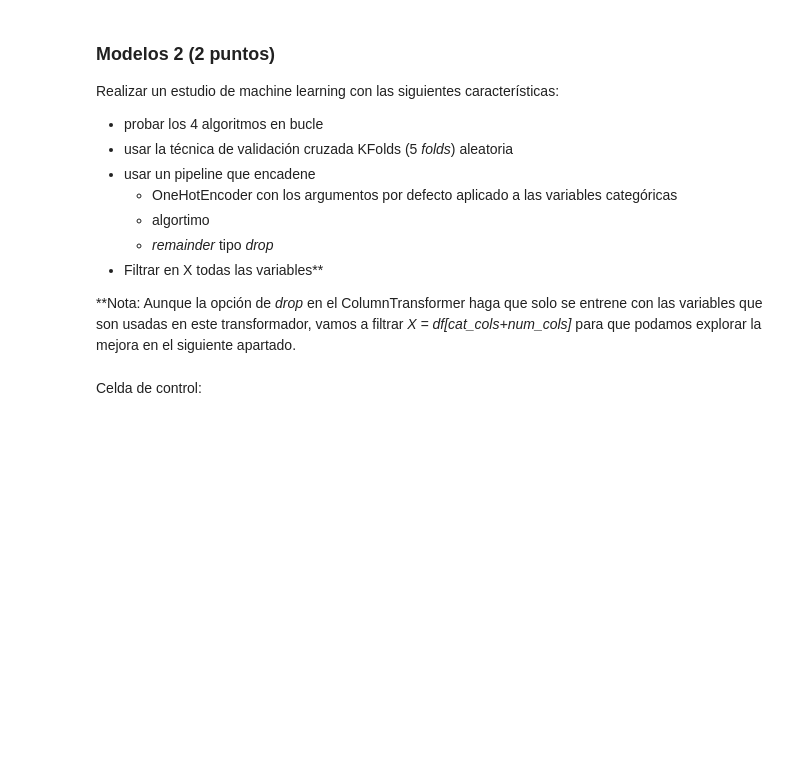
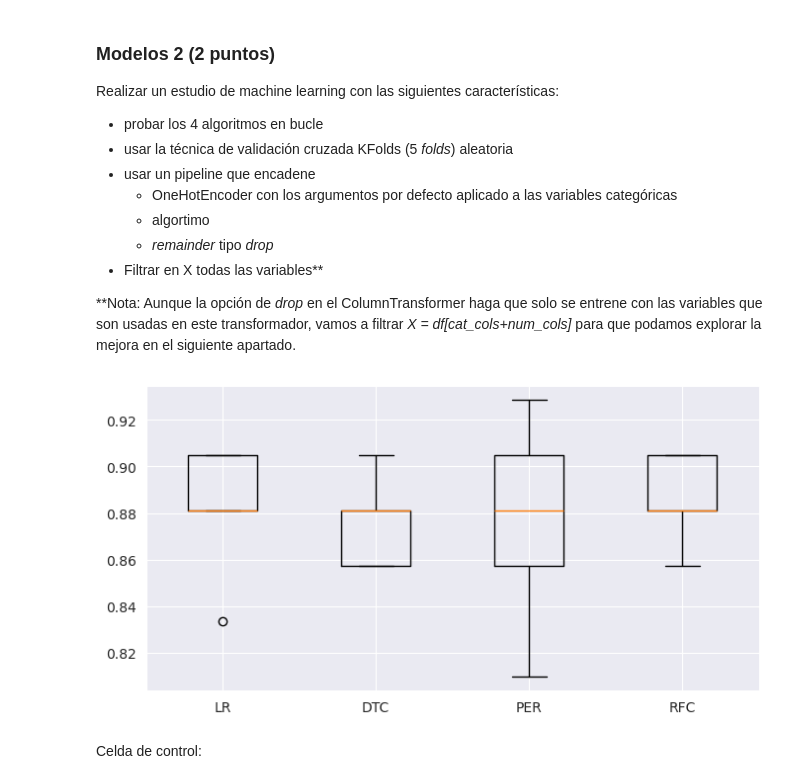
Before and after one commit to mehrerm/intro_deep_learning, a Jupyter notebook: MLParte2/ejercicio2.ipynb, the cells around one changed output. Saved outputs shown, nothing was run; the diff lists cells and outputs as text; code cells hidden in the pictures; blank space fills up the shorter version.

```diff
--- a/MLParte2/ejercicio2.ipynb
+++ b/MLParte2/ejercicio2.ipynb
@@ -195,3 +239,40 @@ boxplots_algorithms(results, names)
+# %%
+results = []
+names = []
+
+### BEGIN SOLUTION
+y = df['labels']
+
+
+num_cols = df.drop(columns=['labels']).select_dtypes(include=[np.number]).columns.tolist()
+cat_cols = df.drop(columns=['labels']).select_dtypes(exclude=[np.number]).columns.tolist()
+
+
+X = df[cat_cols + num_cols]
+
+
+preprocess = ColumnTransformer(
+    transformers=[
+        ('ohe', OneHotEncoder(), cat_cols)
+    ],
+    remainder='drop'
+)
+
+cv = KFold(n_splits=5, shuffle=True, random_state=seed)
+
+for name, model in models:
+    pipe = Pipeline(steps=[
+        ('preprocess', preprocess),
+        ('model', model)
+    ])
+    scores = cross_val_score(pipe, X, y, cv=cv, scoring='accuracy')
+    results.append(scores)
+    names.append(name)
+### END SOLUTION
+
+boxplots_algorithms(results, names)
+# %% [output]
+[figure, added]
 # %% [markdown]
 Celda de control:
 # %%
```
Also changed, not shown: parts of 13 cells of this notebook.
